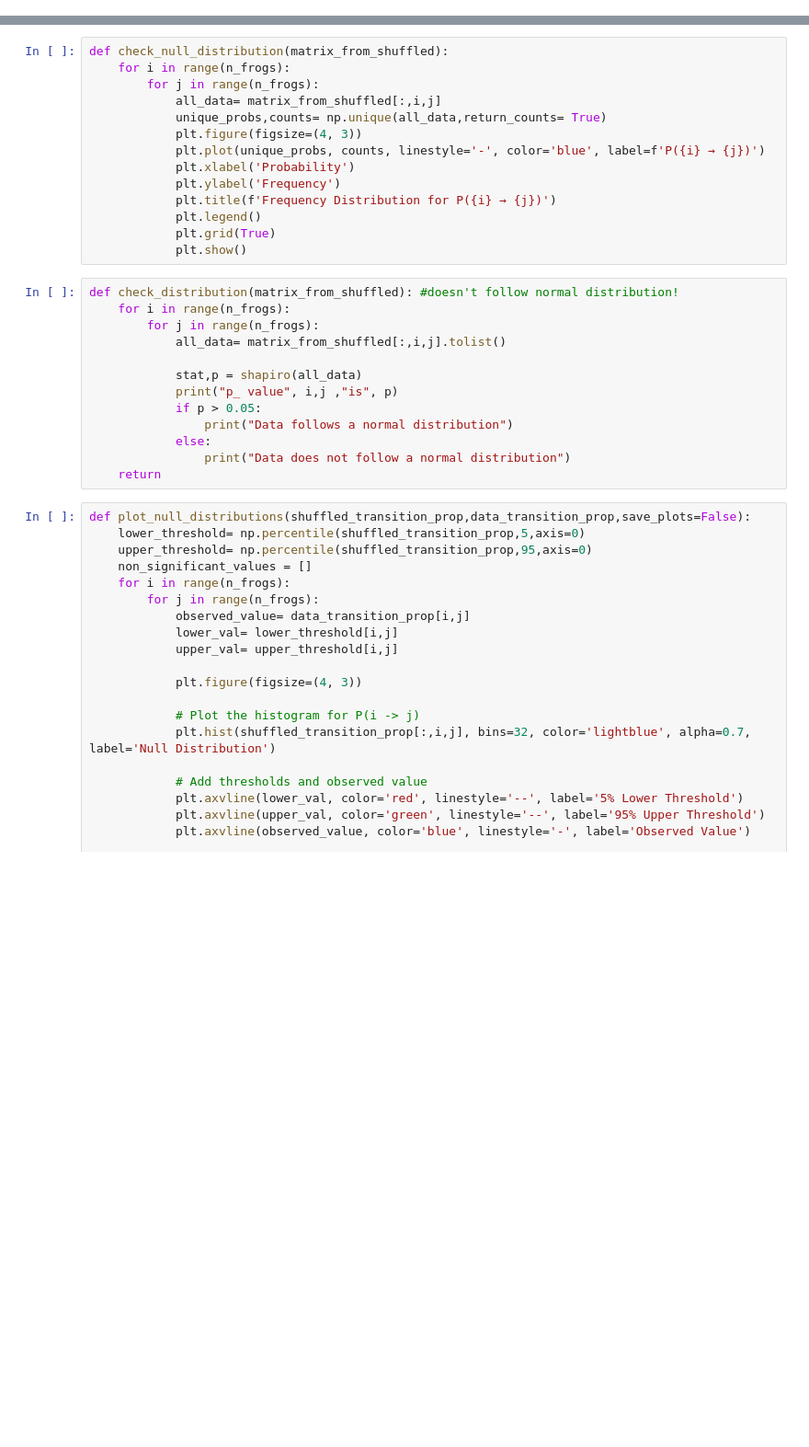
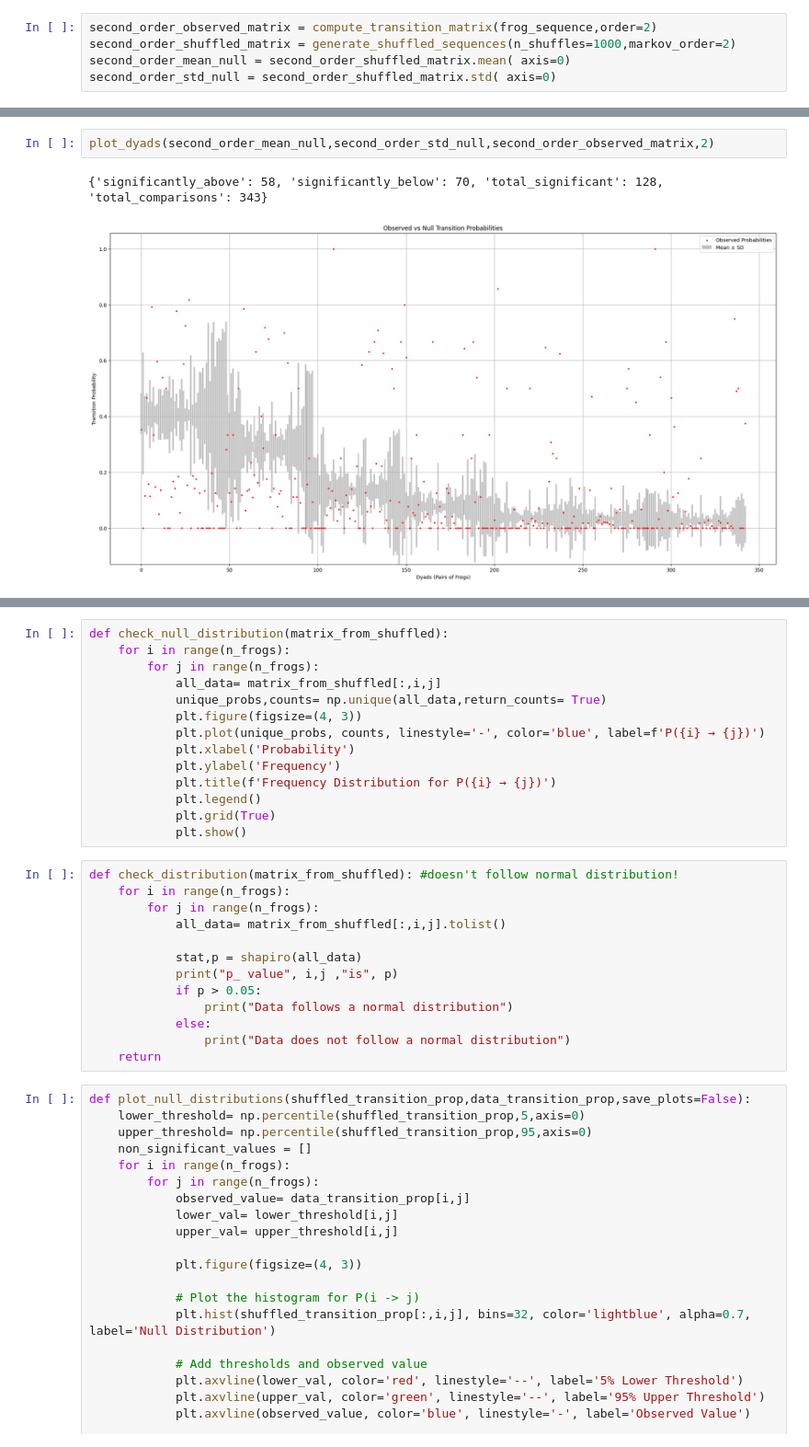
Before and after one commit to RoniAriel/ProbabilityMatrix, a Jupyter notebook: Transtion_prob.ipynb, the cells around one changed output, grey strips where cells are left out. Shown at 92% size. Drawn from its saved outputs; the diff is of its cells as text; blank space fills up the shorter version.

```diff
--- a/Transtion_prob.ipynb
+++ b/Transtion_prob.ipynb
@@ -38,0 +86,5 @@ def compute_transition_matrix(sequence):
+# %%
+second_order_observed_matrix = compute_transition_matrix(frog_sequence,order=2)
+second_order_shuffled_matrix = generate_shuffled_sequences(n_shuffles=1000,markov_order=2)
+second_order_mean_null = second_order_shuffled_matrix.mean( axis=0)
+second_order_std_null = second_order_shuffled_matrix.std( axis=0)
@@ -38,0 +203,5 @@ def compute_transition_matrix(sequence):
+# %%
+plot_dyads(second_order_mean_null,second_order_std_null,second_order_observed_matrix,2)
+# %% [output]
+{'significantly_above': 58, 'significantly_below': 70, 'total_significant': 128, 'total_comparisons': 343}
+[figure, added]
```
Also changed, not shown: parts of 31 cells of this notebook, 2 other files.
